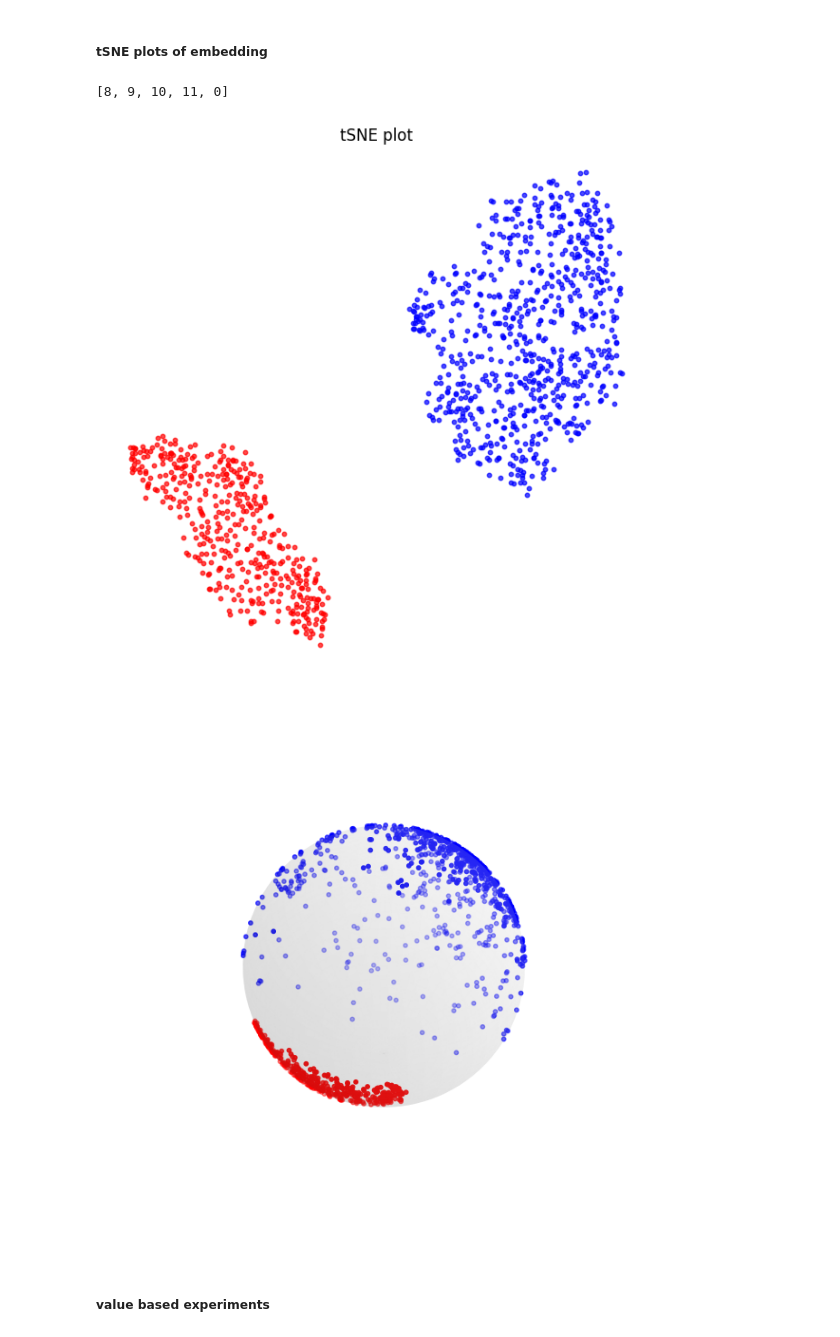
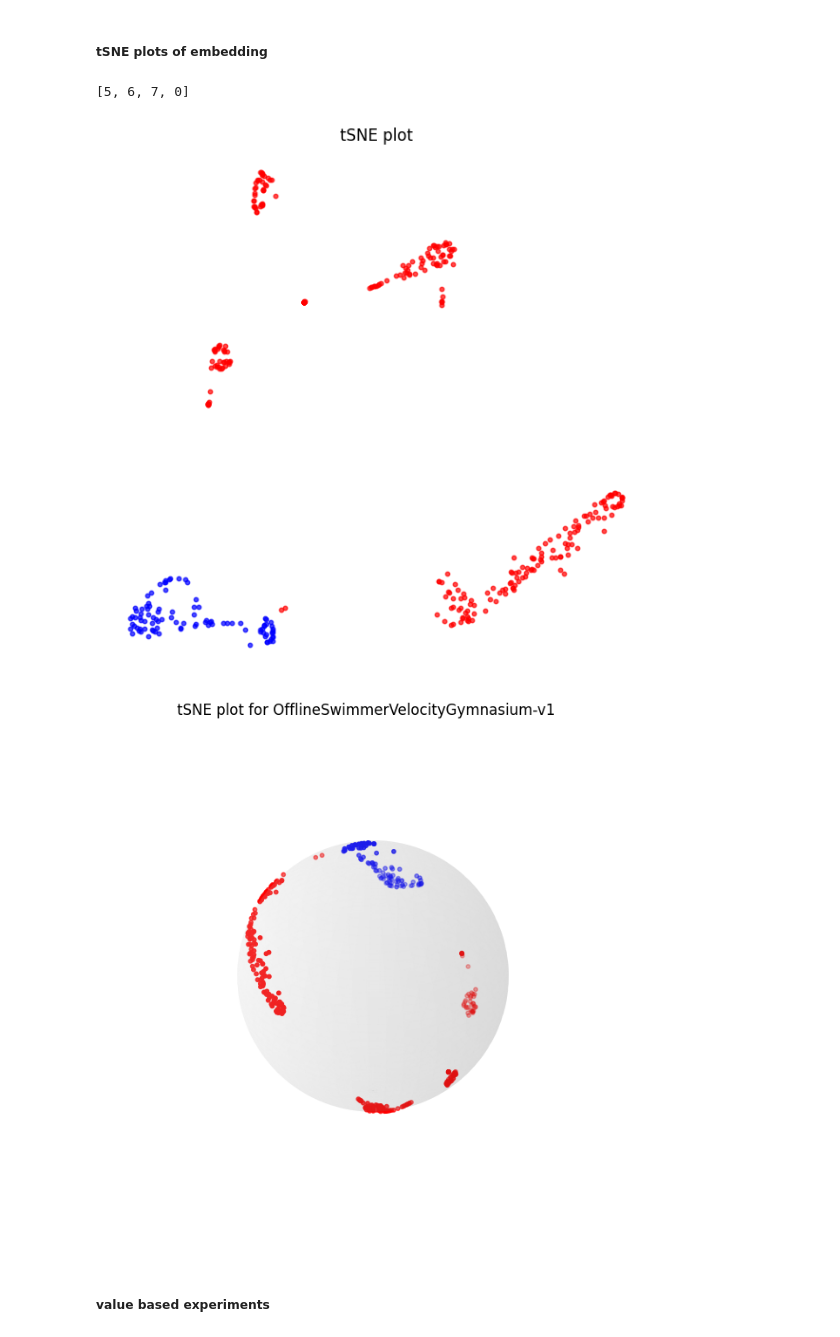
Before and after one commit to returaj/offline_mpc, a Jupyter notebook: dsrl_model/notebooks/check_cost_model.ipynb, the cells around one changed output. Cells and saved outputs as stored; diff of their text form; code cells hidden in the pictures.

Commit message:
use update constrative model format

```diff
--- a/dsrl_model/notebooks/check_cost_model.ipynb
+++ b/dsrl_model/notebooks/check_cost_model.ipynb
@@ -96,7 +96,8 @@ def get_cost_embedding(data, cost_model, norm=False):
     if norm:
         mu, std = torch.mean(observations, dim=0), torch.std(observations, dim=0)
         observations = (observations - mu) / (std + 1e-6)
-    z = cost_model(torch.cat([observations, actions], dim=1)).detach().cpu().numpy()
+    z, _ = cost_model(torch.cat([observations, actions], dim=1))
+    z = z.detach().cpu().numpy()
     return z
 
 
@@ -320,12 +322,12 @@ def get_spherical_plot(embedding_groups, colors, title):
     for i, embds in enumerate(embedding_groups):
         ax.scatter(embds[:, 0], embds[:, 1], embds[:, 2], c=colors[i], s=10)
 
-    # ax.set_title(title)
+    ax.set_title(title)
     ax.set_axis_off()
     ax.set_box_aspect([1, 1, 1])  # Equal aspect
     fig.subplots_adjust(left=0, right=1, top=1, bottom=0)
 
-    ax.view_init(elev=50, azim=100)  # Try changing these values!
+    # ax.view_init(elev=250, azim=100)  # Try changing these values!
 
     plt.show()
 
@@ -340,8 +342,8 @@ def get_planer_plot(embedding_groups, colors, title):
 # %% [markdown]
 #### Experiments
 # %%
-task = "OfflineWalker2dVelocityGymnasium-v1"
-# task = "OfflinePointCircle2Gymnasium-v0"
+task = "OfflineSwimmerVelocityGymnasium-v1"
+# task = "OfflinePointButton1Gymnasium-v0"
 device = torch.device("cpu")
 
 gamma = 0.99
@@ -407,17 +409,17 @@ group_indx = [cost_bins[i] for i in bin_indx]
 
 group_embds = filter_cost_embedding_by_indx(data, group_indx, cost_embeddings)
 # %% [output]
-[8, 9, 10, 11, 0]
+[5, 6, 7, 0]
 # %%
 group_tsne_vec = get_tsne_vectors(group_embds, dim=2, do_norm=False)
 get_planer_plot(group_tsne_vec, colors, title="tSNE plot")
 # %% [output]
-[figure, old version]
+[figure, new version]
 # %%
 group_tsne_vec = get_tsne_vectors(group_embds, dim=3, do_norm=True)
-get_spherical_plot(group_tsne_vec, colors, title="tSNE plot for Ant Velocity")
+get_spherical_plot(group_tsne_vec, colors, title="tSNE plot for " + task)
 # %% [output]
-[figure, old version]
+[figure, new version]
 # %% [markdown]
 ##### value based experiments
 # %%
```
Also changed, not shown: parts of 3 cells of this notebook.
